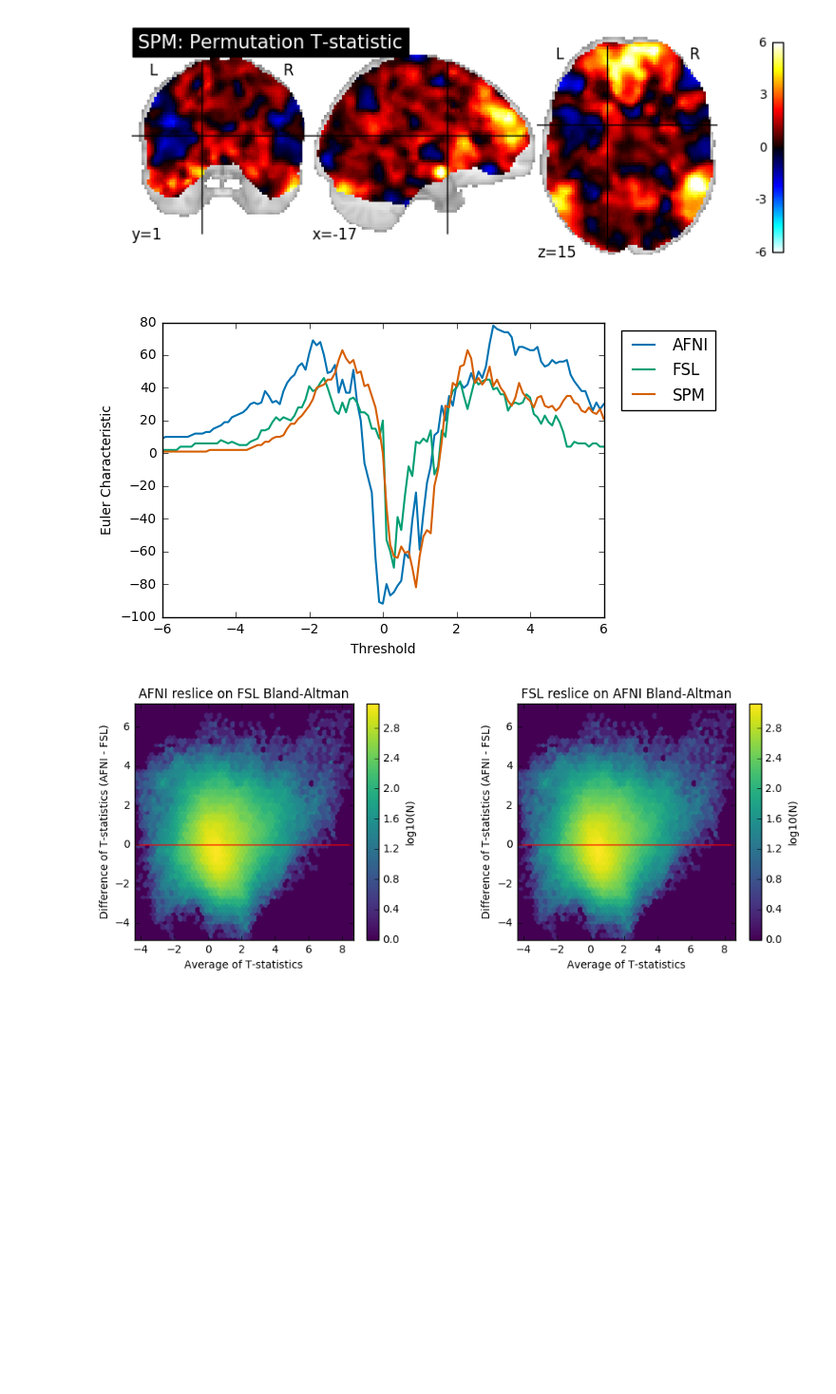
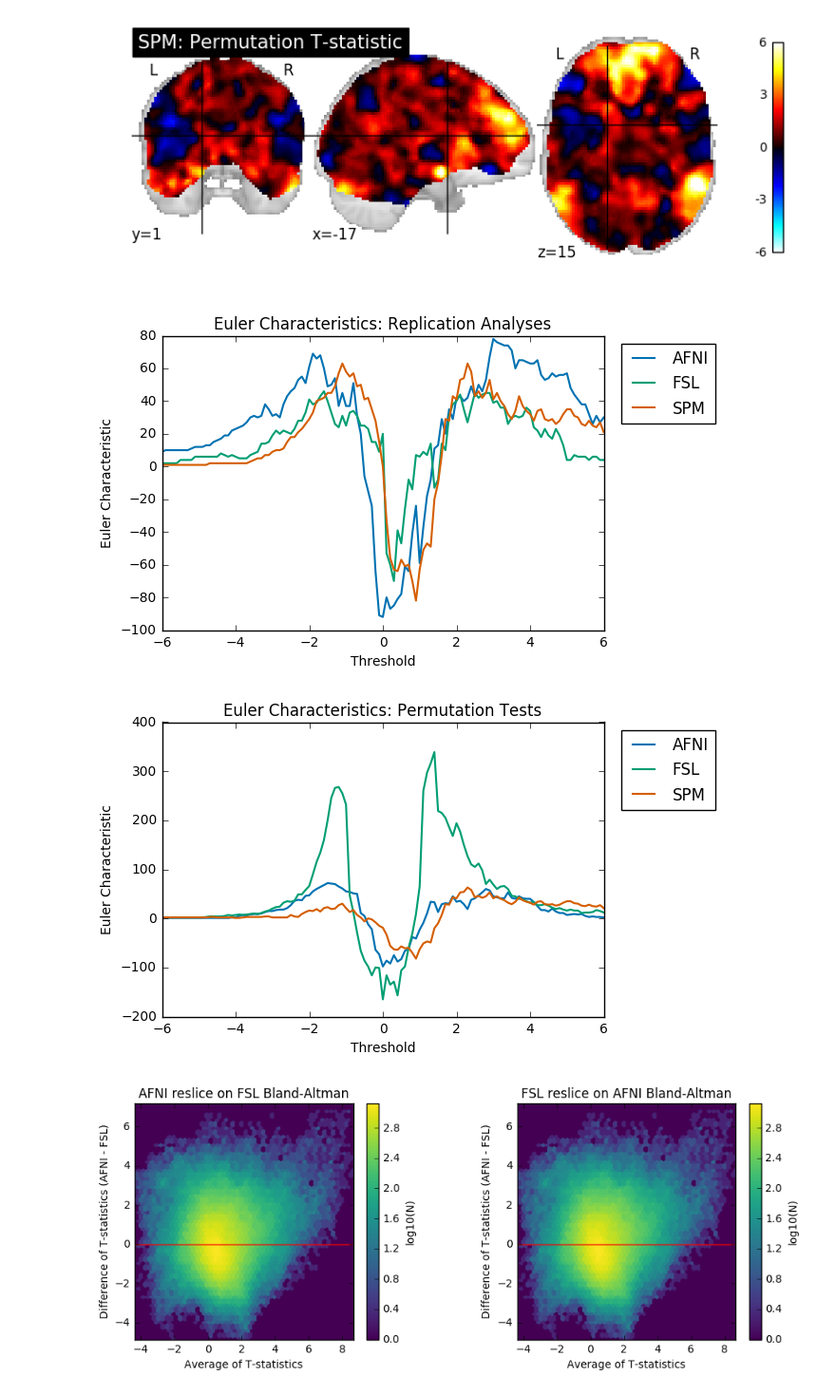
Before and after one commit to NISOx-BDI/Software_Comparison, a Jupyter notebook: ds109_notebook.ipynb, the cells around one changed output. Shown at 95% size. Drawn from its saved outputs; the diff is of its cells as text; code cells hidden in the pictures; blank space fills up the shorter version.

Commit message:
permutation tests euler characteristics added to notebook

```diff
--- a/ds109_notebook.ipynb
+++ b/ds109_notebook.ipynb
@@ -279,6 +282,12 @@ perm_exc_sets = dict()
 perm_exc_sets["spm permutation"] = (spm_mask_file, spm_perm_pos_exc, spm_perm)
 perm_exc_sets["fsl permutation"] = (fsl_mask_file, (fsl_perm_pos_exc, fsl_perm_neg_exc), fsl_perm)
 perm_exc_sets["afni permutation"] = (afni_perm_mask, afni_perm_pos_exc, afni_perm)
+
+# Permutation Test Euler Characteristics
+afni_perm_euler_chars = pd.read_csv('./input/' + study + '/afni_perm_euler_chars.csv', header=None, names=['Threshold','AFNI EC'])
+fsl_perm_euler_chars = pd.read_csv('./input/' + study + '/fsl_perm_euler_chars.csv', usecols=[1], header=None, names=['FSL EC'])
+spm_perm_euler_chars = pd.read_csv('./input/' + study + '/spm_perm_euler_chars.csv', usecols=[1], header=None, names=['SPM EC'])
+perm_euler_chars = pd.concat([afni_perm_euler_chars, fsl_perm_euler_chars, spm_perm_euler_chars], axis=1)
 # %%
 from lib import plot_excursion_sets
 # Determine the scale of the activation colorbar
@@ -332,9 +341,11 @@ plot_stat_images.plot_stat_images(afni_perm, spm_perm, [-17, 1, 15], 'Permutatio
 # %%
 from lib import euler_characteristics
 reload(euler_characteristics)
-euler_characteristics.euler_characteristics(euler_chars)
+euler_characteristics.euler_characteristics(euler_chars, 'Replication Analyses')
+euler_characteristics.euler_characteristics(perm_euler_chars, 'Permutation Tests')
 # %% [output]
-[figure, old version]
+[figure, new version]
+[figure, added]
 # %%
 from lib import bland_altman
 reload(bland_altman)
```
Also changed, not shown: parts of 1 cell of this notebook, 1 other file.
